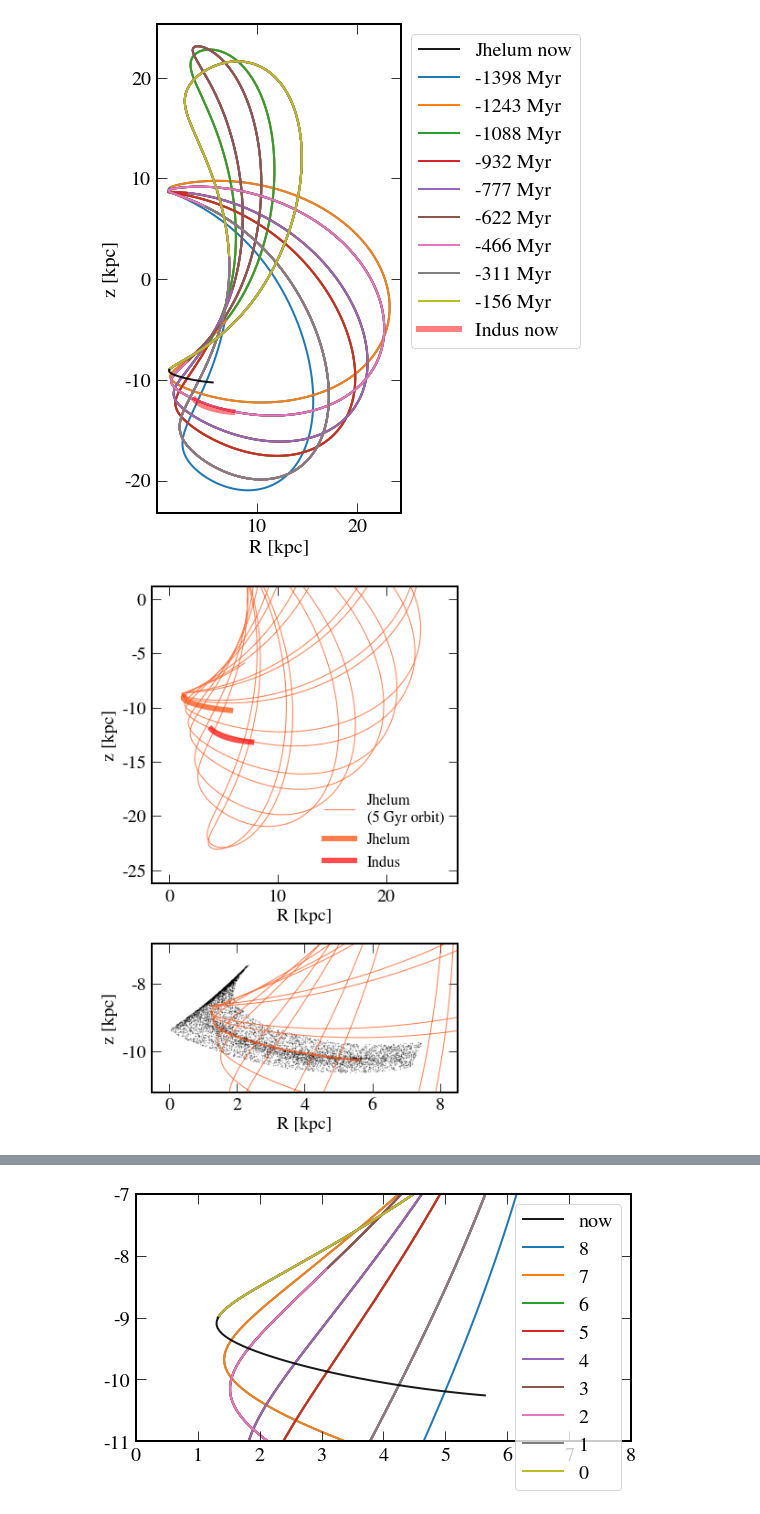
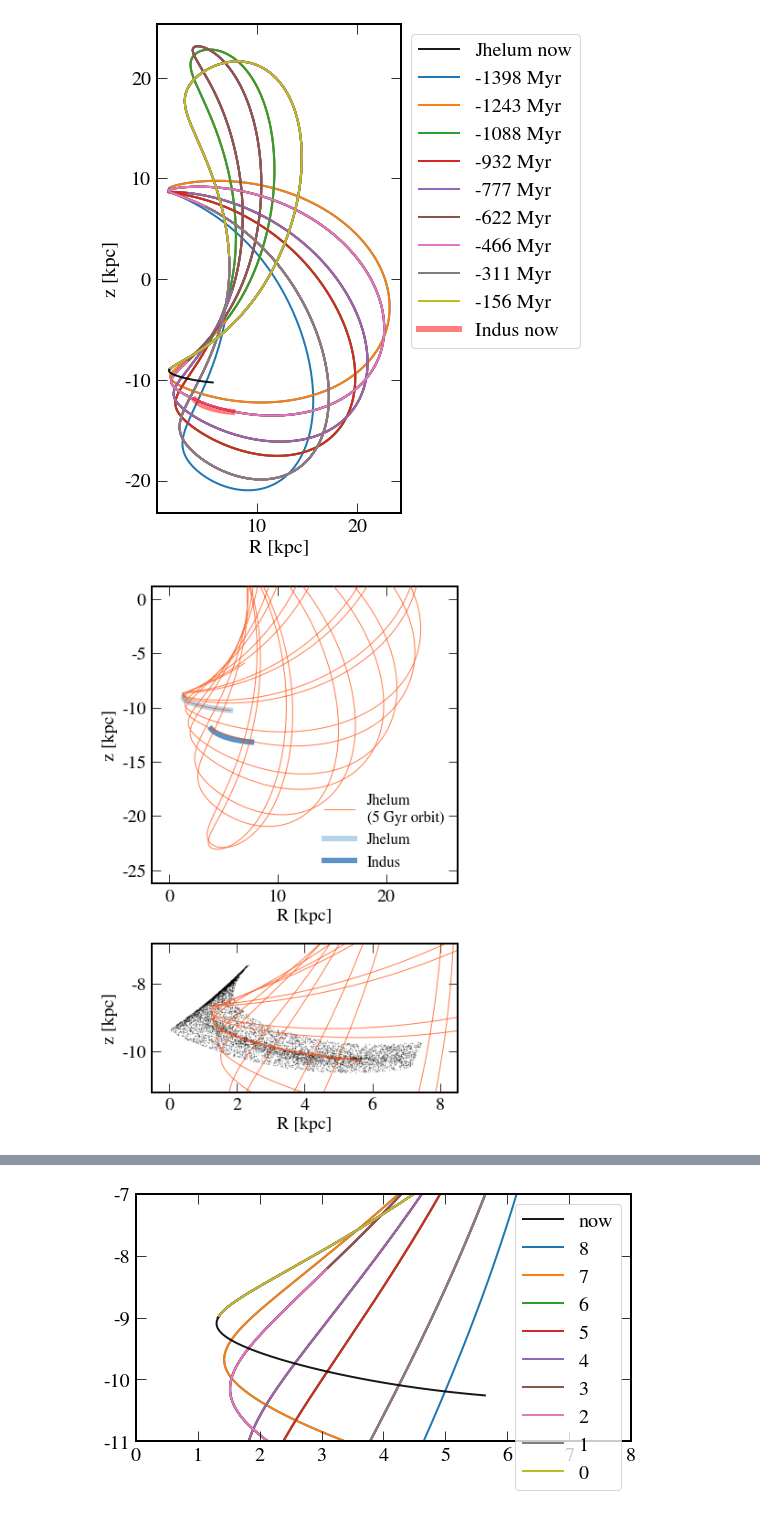
Before and after one commit to abonaca/jhelum, a Jupyter notebook: notebooks/paper.ipynb, the cells around one changed output, grey strips where cells are left out. Drawn from its saved outputs; the diff is of its cells as text; code cells hidden in the pictures.

```diff
--- a/notebooks/paper.ipynb
+++ b/notebooks/paper.ipynb
@@ -894,34 +957,36 @@ plt.savefig('../plots/jhelum_indus_wraps.png', dpi=200)
 color = 'orangered'
 
 fig, ax = plt.subplots(2,1,figsize=(6,9), subplot_kw={'adjustable': 'datalim'},
                        gridspec_kw={'height_ratios': (2,1)})
 
 plt.sca(ax[0])
 plt.plot(orbit_rr.cylindrical.rho, orbit_rr.cylindrical.z, '-', color=color, alpha=0.7, lw=1,
-         label='Jhelum\n(5 Gyr orbit)')
-plt.plot(fit_orbit.cylindrical.rho, fit_orbit.cylindrical.z, '-', color=color, alpha=0.7, lw=6, label='Jhelum')
-plt.plot(Rind_line, cind_line_gal.z, 'r-', label='Indus', lw=6, alpha=0.7)
+         label='Jhelum\n(5 Gyr orbit)', zorder=10)
+plt.plot(fit_orbit.cylindrical.rho, fit_orbit.cylindrical.z, '-', color=mpl.cm.Blues(0.4),
+         alpha=0.7, lw=6, label='Jhelum')
+plt.plot(Rind_line, cind_line_gal.z, '-', label='Indus', lw=6, alpha=0.7, color=mpl.cm.Blues(0.8))
+plt.plot(fit_orbit.cylindrical.rho, fit_orbit.cylindrical.z, '-', color=color, alpha=0.7, lw=1, label='')
 
 plt.legend(loc=4, fontsize='small', frameon=False)
 plt.xlabel('R [kpc]')
 plt.ylabel('z [kpc]')
 plt.xlim(0,25)
 plt.ylim(-25,0)
 plt.gca().set_aspect('equal')
 
 plt.sca(ax[1])
 plt.plot(orbit_rr.cylindrical.rho, orbit_rr.cylindrical.z, '-', color=color, alpha=0.7, lw=1)
 # plt.plot(orbit_fwd.cylindrical.rho, orbit_fwd.cylindrical.z, '-', color='steelblue', alpha=0.7, lw=1)
 plt.plot(fit_orbit.cylindrical.rho, fit_orbit.cylindrical.z, '-', color=color, alpha=0.7, lw=2)
 plt.plot(R[pm_mask & cmd_mask], cgal.z[pm_mask & cmd_mask], 'k.', ms=1, alpha=0.3, zorder=0, rasterized=True)
 
 plt.gca().set_aspect('equal')
 plt.xlabel('R [kpc]')
 plt.ylabel('z [kpc]')
 plt.xlim(0,8)
 plt.ylim(-11,-7)
 
 plt.tight_layout()
 plt.savefig('../paper/orbit_cyl.pdf', dpi=200)
 # %% [output]
-[figure, old version]
+[figure, new version]
```
Also changed, not shown: parts of 19 cells of this notebook, 5 other files.
